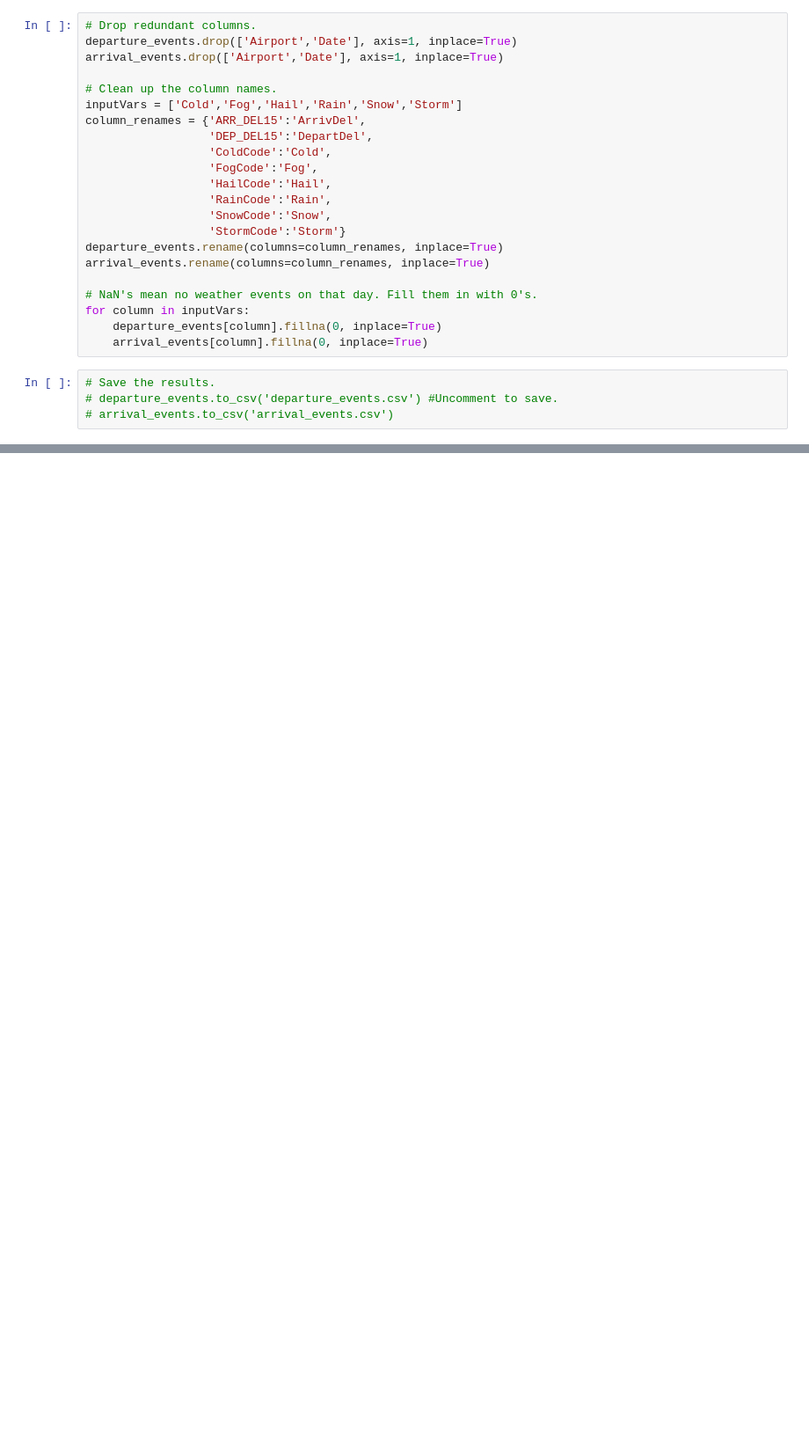
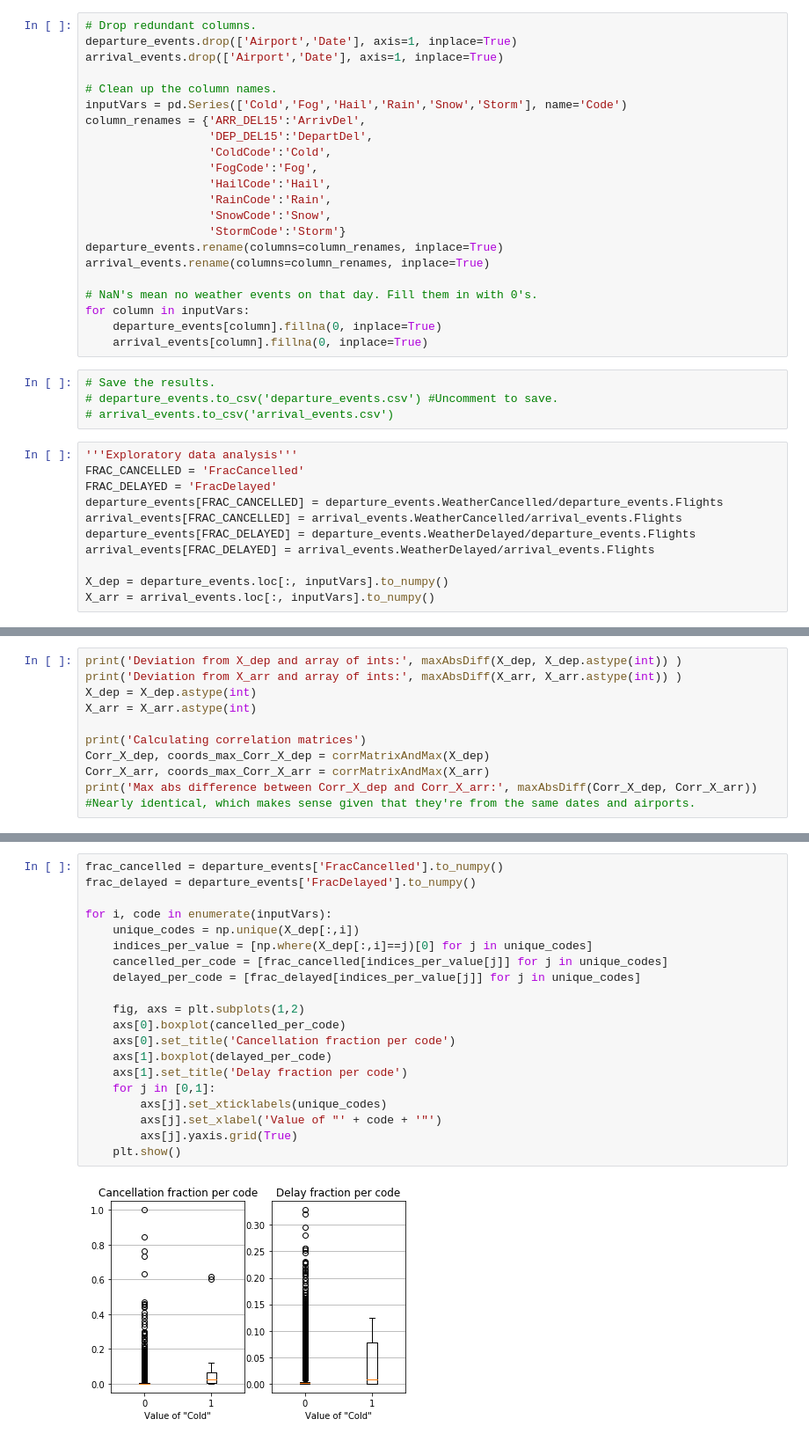
Before and after one commit to BarrettNB/Springboard, a Jupyter notebook: Capstone_2--Airport_weather/Steps_2-3_DataWrangling_and_EDA_Part3.ipynb, the cells around one changed output, grey strips where cells are left out. Shown: that part at 88% size. Saved outputs shown, nothing was run; the diff lists cells and outputs as text; blank space fills up the shorter version.

Commit message:
Add some exploratory data analysis to Part 3

```diff
--- a/Capstone_2--Airport_weather/Steps_2-3_DataWrangling_and_EDA_Part3.ipynb
+++ b/Capstone_2--Airport_weather/Steps_2-3_DataWrangling_and_EDA_Part3.ipynb
@@ -27,7 +29,7 @@ departure_events.drop(['Airport','Date'], axis=1, inplace=True)
 arrival_events.drop(['Airport','Date'], axis=1, inplace=True)
 
 # Clean up the column names.
-inputVars = ['Cold','Fog','Hail','Rain','Snow','Storm']
+inputVars = pd.Series(['Cold','Fog','Hail','Rain','Snow','Storm'], name='Code')
 column_renames = {'ARR_DEL15':'ArrivDel',
                   'DEP_DEL15':'DepartDel',
                   'ColdCode':'Cold',
@@ -47,3 +49,14 @@ for column in inputVars:
 # Save the results.
 # departure_events.to_csv('departure_events.csv') #Uncomment to save.
 # arrival_events.to_csv('arrival_events.csv')
+# %%
+'''Exploratory data analysis'''
+FRAC_CANCELLED = 'FracCancelled'
+FRAC_DELAYED = 'FracDelayed'
+departure_events[FRAC_CANCELLED] = departure_events.WeatherCancelled/departure_events.Flights
+arrival_events[FRAC_CANCELLED] = arrival_events.WeatherCancelled/arrival_events.Flights
+departure_events[FRAC_DELAYED] = departure_events.WeatherDelayed/departure_events.Flights
+arrival_events[FRAC_DELAYED] = arrival_events.WeatherDelayed/arrival_events.Flights
+
+X_dep = departure_events.loc[:, inputVars].to_numpy()
+X_arr = arrival_events.loc[:, inputVars].to_numpy()
@@ -49,0 +80,11 @@ for column in inputVars:
+# %%
+print('Deviation from X_dep and array of ints:', maxAbsDiff(X_dep, X_dep.astype(int)) )
+print('Deviation from X_arr and array of ints:', maxAbsDiff(X_arr, X_arr.astype(int)) )
+X_dep = X_dep.astype(int)
+X_arr = X_arr.astype(int)
+
+print('Calculating correlation matrices')
+Corr_X_dep, coords_max_Corr_X_dep = corrMatrixAndMax(X_dep)
+Corr_X_arr, coords_max_Corr_X_arr = corrMatrixAndMax(X_arr)
+print('Max abs difference between Corr_X_dep and Corr_X_arr:', maxAbsDiff(Corr_X_dep, Corr_X_arr))
+#Nearly identical, which makes sense given that they're from the same dates and airports.
@@ -49,0 +167,22 @@ for column in inputVars:
+# %%
+frac_cancelled = departure_events['FracCancelled'].to_numpy()
+frac_delayed = departure_events['FracDelayed'].to_numpy()
+
+for i, code in enumerate(inputVars):
+    unique_codes = np.unique(X_dep[:,i])
+    indices_per_value = [np.where(X_dep[:,i]==j)[0] for j in unique_codes]
+    cancelled_per_code = [frac_cancelled[indices_per_value[j]] for j in unique_codes]
+    delayed_per_code = [frac_delayed[indices_per_value[j]] for j in unique_codes]
+
+    fig, axs = plt.subplots(1,2)
+    axs[0].boxplot(cancelled_per_code)
+    axs[0].set_title('Cancellation fraction per code')
+    axs[1].boxplot(delayed_per_code)
+    axs[1].set_title('Delay fraction per code')
+    for j in [0,1]:
+        axs[j].set_xticklabels(unique_codes)
+        axs[j].set_xlabel('Value of "' + code + '"')
+        axs[j].yaxis.grid(True)
+    plt.show()
+# %% [output]
+[figure, added]
```
Also changed, not shown: parts of 10 cells of this notebook.
